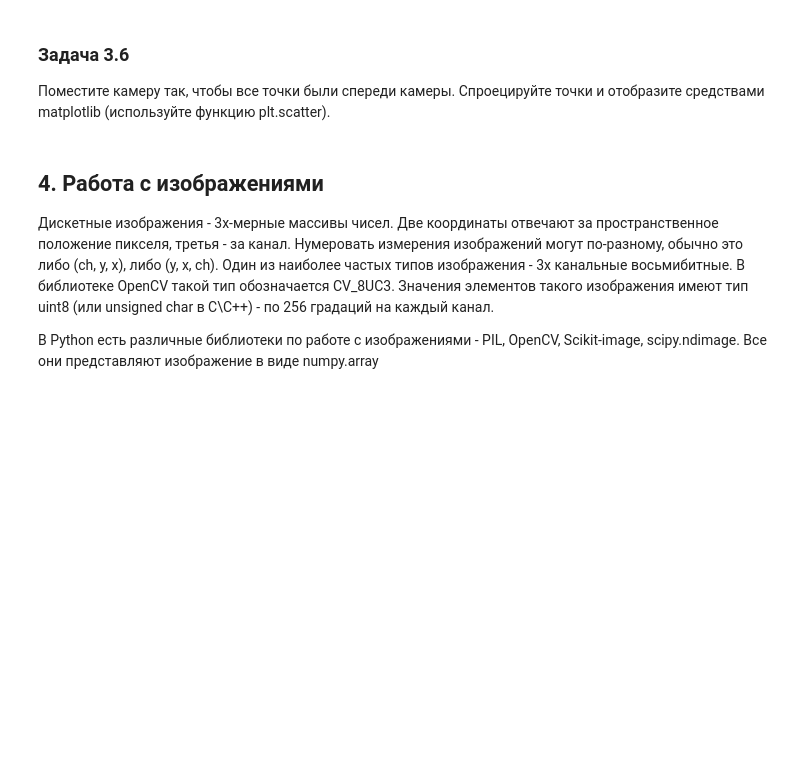
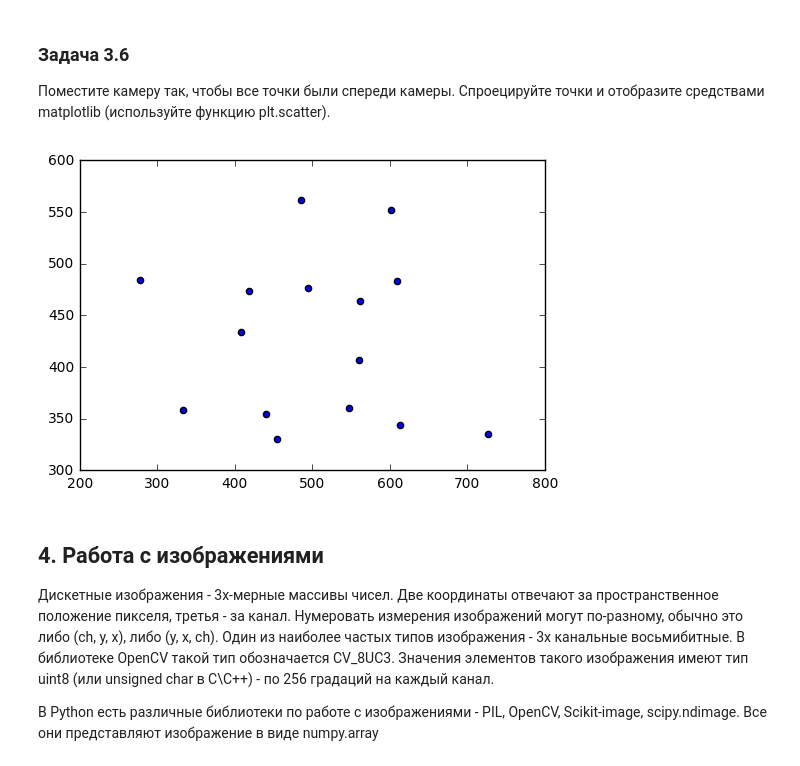
Before and after one commit to vicproon/camgeom, a Jupyter notebook: notebooks/geometry_and_monocular.ipynb, the cells around one changed output. Saved outputs shown, nothing was run; the diff lists cells and outputs as text; code cells hidden in the pictures; blank space fills up the shorter version.

```diff
--- a/notebooks/geometry_and_monocular.ipynb
+++ b/notebooks/geometry_and_monocular.ipynb
@@ -133,6 +179,10 @@ print rot_angles(R)
 # %%
 # поворот вставьте сюда. отобразите результат
 def rotate(points, rot_mat):
-    pass
+    return np.array([np.matmul(rot_mat, pt) for pt in points])
 
 rotated_points = rotate(points3D, R)
+
+f = plt.figure()
+ax = mplot3d.Axes3D(f)
+ax.scatter(rotated_points[:, 0], rotated_points[:, 1], rotated_points[:, 2])
@@ -140,6 +194,10 @@ rotated_points = rotate(points3D, R)
 t = np.array([0.0, 10.0, 0.0])
 # сдвиг вставьте сюда. отобразите результат
 def translate(points, t):
-    pass
+    return points + t
 
-translated_points = translate(points, t)
+translated_points = translate(rotated_points, t)
+
+f = plt.figure()
+ax = mplot3d.Axes3D(f)
+ax.scatter(translated_points[:, 0], translated_points[:, 1], translated_points[:, 2])
@@ -166,0 +238,21 @@ def move(points, rot_mat, t):
+# %%
+# решение задачи 2.4
+
+points = generate_2d_points(4)
+
+def generate_transform_matrix():
+    matr = np.random.rand(3,3)
+    matr[2][2] = 1
+    while(np.linalg.det(matr) == 0):
+        matr = np.random.rand(3,3)
+    return matr
+
+
+trans_matr = generate_transform_matrix()
+trans_points = rotate(make_homogenous(points), trans_matr)
+
+%matplotlib notebook
+before = plt.scatter(points[:, 0], points[:, 1], c='r')
+after = plt.scatter(trans_points[:, 0], trans_points[:, 1])
+plt.legend((before, after),('Before transform', 'After transform'), loc='best')
+plt.show()
@@ -182,6 +277,8 @@ class Camera:
     '''Pinhole camera projection'''
     def __init__(self, R, t, K, size):
         # вставьте сюда проверку размеров и того что R - матрица поворота.
+        if  not (R.shape == (3, 3)  and t.shape == (3,) and K.shape == (3,3)):
+            raise ValueError('Wrong arguments in Camera\'s constructor')
         self.R = R
         self.t = t
         self.K = K
@@ -193,7 +290,7 @@ class Camera:
 
     def project(self, points):
         if points.shape[1] == 3:
-            homo_pts = self.K.dot(translate(rotate(points, self.R), self.t)).T
+            homo_pts = self.K.dot(translate(rotate(points, self.R), self.t).T).T
         elif points.shape[1] == 4:
             homo_pts = self.P.dot(points.T)
         else:
@@ -207,18 +304,22 @@ class Camera:
 # %%
 # решение задачи 3.6
 K = np.array([[9.842439e+02, 0.000000e+00, 6.900000e+02],
               [0.000000e+00, 9.808141e+02, 2.331966e+02],
               [0.000000e+00, 0.000000e+00, 1.000000e+00]], dtype='float64')
 R = np.eye(3, dtype='float64')
-t = np.array([0, 0, 0], dtype='float64') # продобрать t используя статистики по Points
+t = np.array([-2,2,10], dtype='float64') # продобрать t используя статистики по Points
 img_size = (600, 800)
 cam = Camera(R=R, t=t, K=K, size=img_size)
 
 # дебаг-проверка
 # points3D = np.random.uniform(low=2,high=3,size=(10,3))
 
+%matplotlib inline
 projected_pts = cam.project(points3D)
-# plt.scatter ...
+plt.scatter(projected_pts[:,0], projected_pts[:,1])
+plt.show()
+# %% [output]
+[figure, added]
 # %% [markdown]
 ## 4. Работа с изображениями
 Дискетные изображения - 3х-мерные массивы чисел.
```
Also changed, not shown: parts of 21 cells of this notebook.
